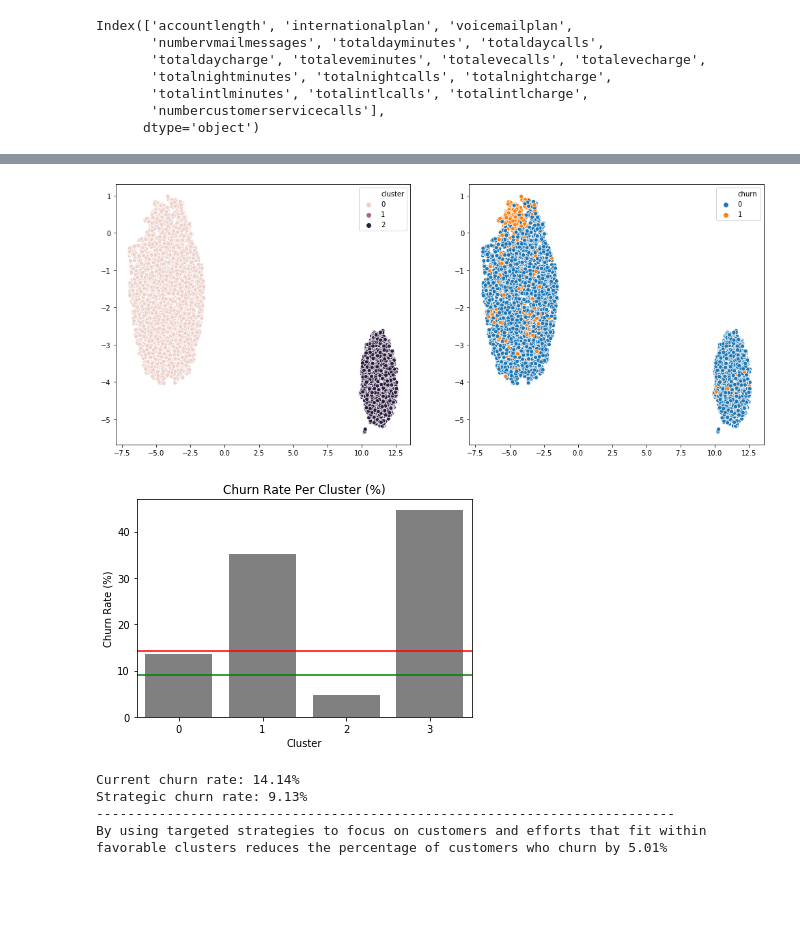
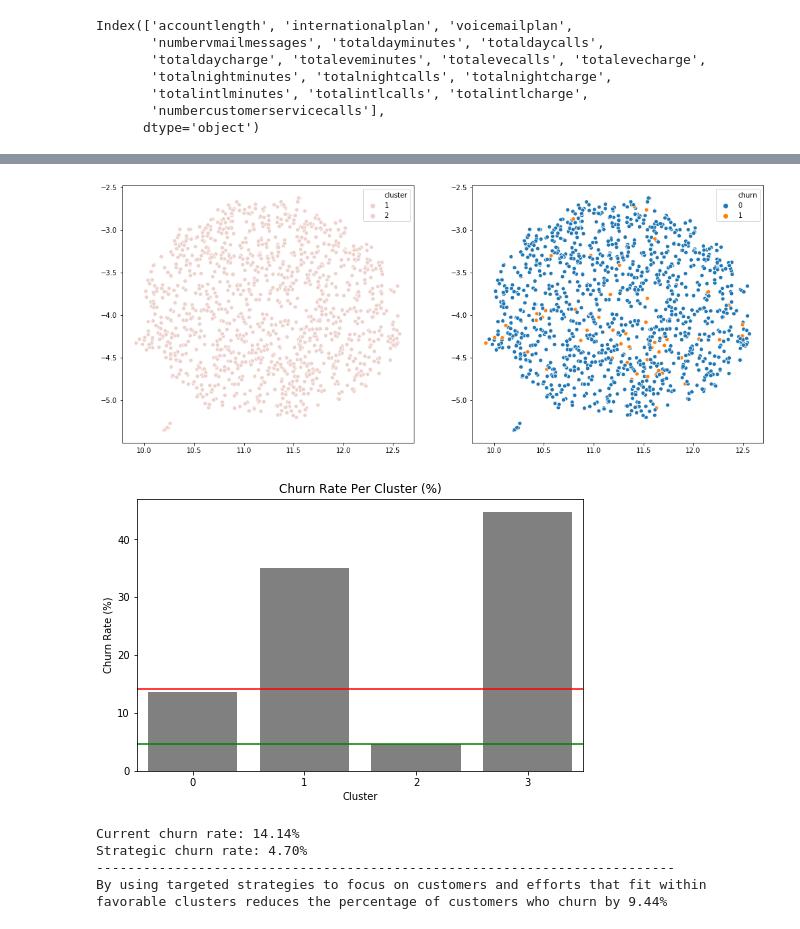
Before and after one commit to cobyoram/Unsupervised_Learning__Thinkful_capstone_3, a Jupyter notebook: unsupervised_learning_cap_3.ipynb, the cells around one changed output, grey strips where cells are left out. Drawn from its saved outputs; the diff is of its cells as text; code cells hidden in the pictures; blank space fills up the shorter version.

```diff
--- a/unsupervised_learning_cap_3.ipynb
+++ b/unsupervised_learning_cap_3.ipynb
@@ -121,7 +129,7 @@ plt.figure(figsize=(3*sq, 3*sq))
 
 for i, col in enumerate(number_columns, 1):
     plt.subplot(sq, sq, i)
-    plt.hist(data[col])
+    plt.hist(data[col], bins=30)
     plt.title(col)
 
 plt.tight_layout()
@@ -146,0 +157,22 @@ plt.show()
+# %%
+# Look for nulls
+print('Total nulls:', data.isna().sum().sum())
+print('---------------------------')
+
+#Look for repeats
+print('Total repeats:', data.duplicated().sum())
+print('---------------------------')
+
+# Look for outliers
+print('Outliers:')
+
+for col in data.select_dtypes('number').columns:
+    q75, q25 = np.percentile(data[col], [75,25])
+    ranged = q75 - q25
+
+    min_val = q25 - (ranged*2)
+    max_val = q75 + (ranged*2)
+
+    print('{0:.2f}% -'.format(data[col].loc[(data[col] > max_val) | (data[col] < min_val)].count()/data[col].count()*100), col)
+print('----------------------------')
+print('There doesn\'t seem to be a lot of outliers, and given the normal-looking distributions of each variable, they may be important to defining our clusters.')
@@ -341,12 +405,14 @@ percent_churn = cluster_churn.loc[1,:] / cluster_churn.loc['All',:] * 100
 
 # Create two graphs, one that shows actual numbers of customers in each cluster who churn and one that shows the scaled percentages of those churn rates per cluster.
 plt.figure(figsize=(15,5))
+
 plt.subplot(121)
 sns.barplot(x=percent_churn.index.drop('All'), y=cluster_churn.loc['All',:].drop(['All']), color='royalblue')
 sns.barplot(x=percent_churn.index.drop('All'), y=cluster_churn.loc[1,:].drop('All'), color='grey')
 plt.xlabel(xlabel='Cluster')
 plt.ylabel(ylabel='Observations')
 plt.title('Churn over Customers')
+
 plt.subplot(122)
 sns.barplot(x=percent_churn.index.drop('All'), y=percent_churn.drop('All'), color='grey')
 plt.xlabel(xlabel='Cluster')
@@ -354,7 +420,9 @@ plt.ylabel(ylabel='Churn Rate (%)')
 plt.axhline(percent_churn['All'], color='#444444')
 plt.title('Churn Rate Per Cluster (%)')
 plt.show()
-low_churn = percent_churn.loc[percent_churn < percent_churn['All']].index
+
+# low_churn = percent_churn.loc[percent_churn < percent_churn['All']].index
+low_churn = percent_churn.sort_values(ascending=True).head(1).index
 print('Clusters that have less than average churn amoung clusters', list(low_churn))
 # %% [output]
 [figure]
@@ -390,33 +460,38 @@ X_low_churn
 # %%
+# Plot the clusters to visually discern which clusters were the low-churn ones
 plt.figure(figsize=(17,7))
 plt.subplot(121)
 sns.scatterplot(umap_results[X_low_churn.index,0], umap_results[X_low_churn.index,1], hue=X_low_churn['cluster'])
+# Plot the churn vs. not churn in the lowest cluster
 plt.subplot(122)
 sns.scatterplot(umap_results[X_low_churn.index,0], umap_results[X_low_churn.index,1], hue=data.loc[X_low_churn.index,'churn'])
 plt.show()
 # %% [output]
-[figure, old version]
+[figure, new version]
 # %%
+# Find the pld percentage of churn and the new strategic churn percentage
 previous_churn_rate = percent_churn['All']
-targeted_churn_rate = percent_churn.loc[low_churn].mean()
+targeted_churn_rate = cluster_churn.loc[1, low_churn].sum()/cluster_churn.loc['All', low_churn].sum() * 100
+# targeted_churn_rate = percent_churn.loc[low_churn].mean()
 
-
+# Plot the churn percentages again, and overlay horizontal lines marking the old average and new average churn rates
+plt.figure(figsize=(8,5))
 sns.barplot(x=percent_churn.index.drop('All'), y=percent_churn.drop('All'), color='grey')
 plt.xlabel(xlabel='Cluster')
 plt.ylabel(ylabel='Churn Rate (%)')
 plt.axhline(percent_churn['All'], color='red')
 plt.axhline(targeted_churn_rate, color='green')
 plt.title('Churn Rate Per Cluster (%)')
 plt.show()
 
 print('Current churn rate: {0:.2f}%'.format(previous_churn_rate))
 print('Strategic churn rate: {0:.2f}%'.format(targeted_churn_rate))
 print('--------------------------------------------------------------------------')
 print('By using targeted strategies to focus on customers and efforts that fit within favorable clusters reduces the percentage of customers who churn by {0:.2f}%'.format(
                     previous_churn_rate - targeted_churn_rate))
 # %% [output]
-[figure, old version]
+[figure, new version]
 Current churn rate: 14.14%
-Strategic churn rate: 9.13%
+Strategic churn rate: 4.70%
 --------------------------------------------------------------------------
-By using targeted strategies to focus on customers and efforts that fit within favorable clusters reduces the percentage of customers who churn by 5.01%
+By using targeted strategies to focus on customers and efforts that fit within favorable clusters reduces the percentage of customers who churn by 9.44%
```
Also changed, not shown: parts of 22 cells of this notebook, 12 other files.
